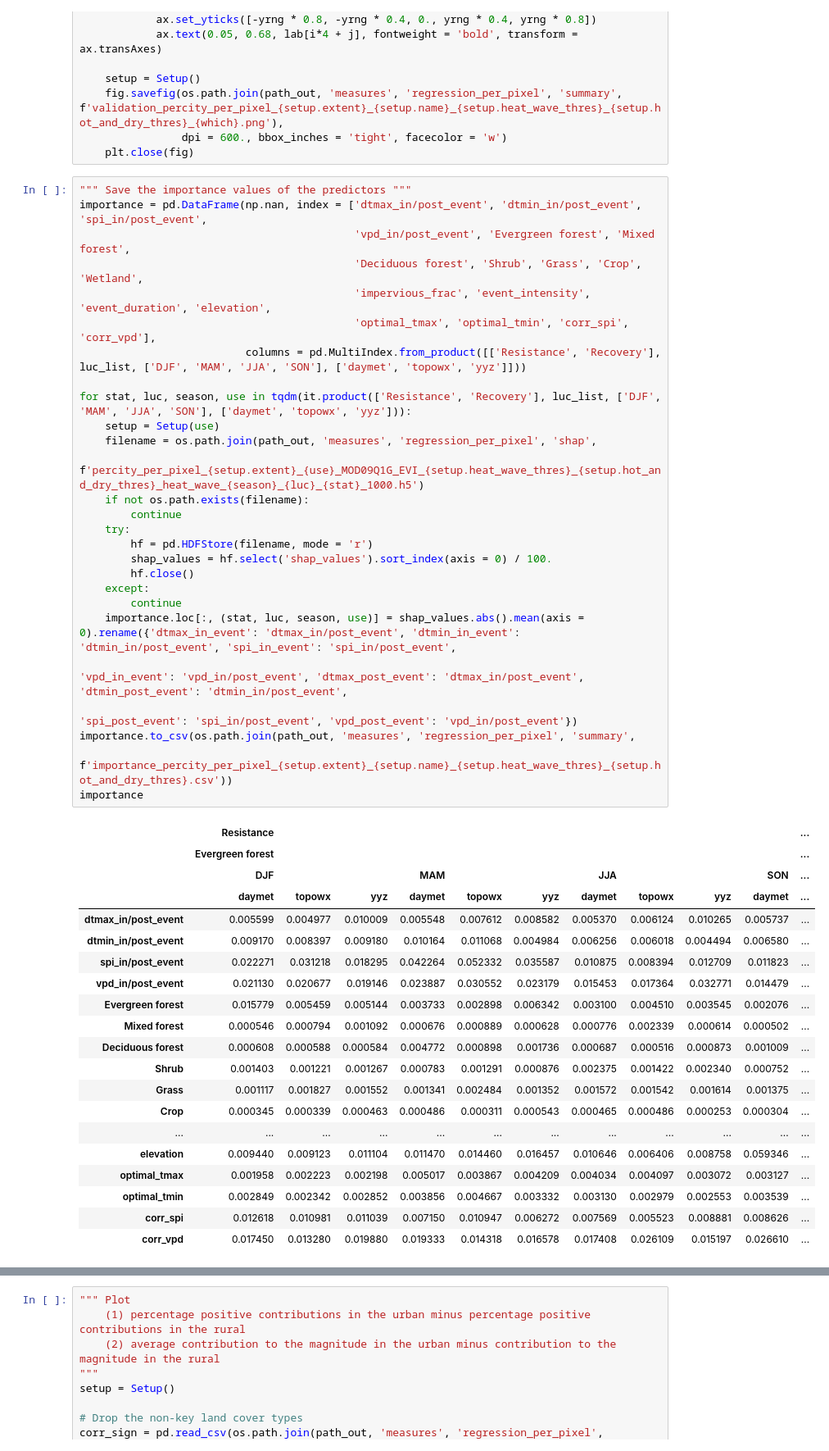
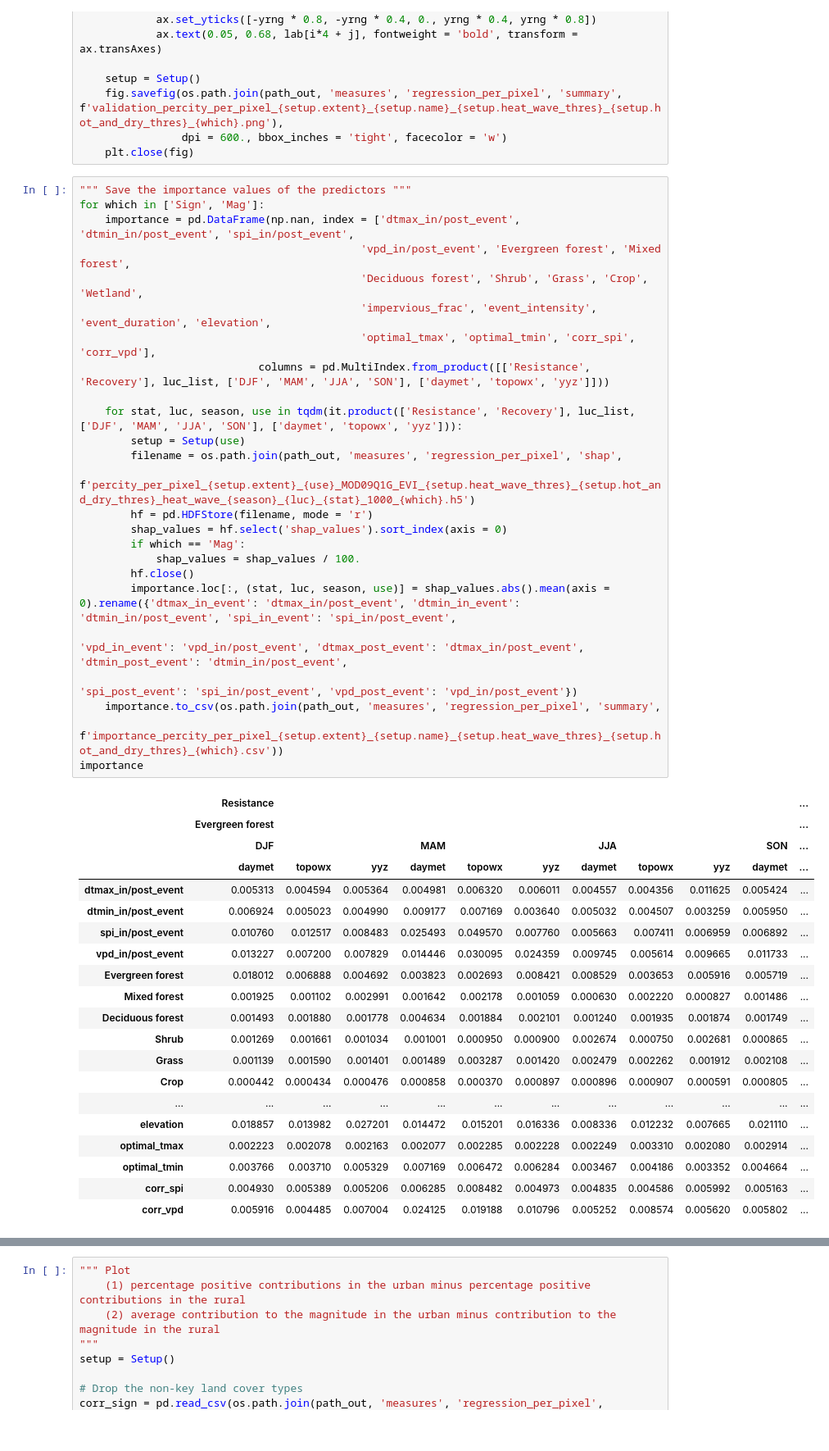
Before and after one commit to ypwong22/urban_resilience, a Jupyter notebook: monthly_percity_fit_perpixel_analysis.ipynb, the cells around one changed output, grey strips where cells are left out. Shown: that part at 82% size. Saved outputs shown, nothing was run; the diff lists cells and outputs as text.

```diff
--- a/monthly_percity_fit_perpixel_analysis.ipynb
+++ b/monthly_percity_fit_perpixel_analysis.ipynb
@@ -246,50 +293,48 @@ for which in ['Sign', 'Mag']:
     plt.close(fig)
 # %%
 """ Save the importance values of the predictors """
-importance = pd.DataFrame(np.nan, index = ['dtmax_in/post_event', 'dtmin_in/post_event', 'spi_in/post_event',
-                                           'vpd_in/post_event', 'Evergreen forest', 'Mixed forest',
-                                           'Deciduous forest', 'Shrub', 'Grass', 'Crop', 'Wetland',
-                                           'impervious_frac', 'event_intensity', 'event_duration', 'elevation',
-                                           'optimal_tmax', 'optimal_tmin', 'corr_spi', 'corr_vpd'],
-                          columns = pd.MultiIndex.from_product([['Resistance', 'Recovery'], luc_list, ['DJF', 'MAM', 'JJA', 'SON'], ['daymet', 'topowx', 'yyz']]))
+for which in ['Sign', 'Mag']:
+    importance = pd.DataFrame(np.nan, index = ['dtmax_in/post_event', 'dtmin_in/post_event', 'spi_in/post_event',
+                                            'vpd_in/post_event', 'Evergreen forest', 'Mixed forest',
+                                            'Deciduous forest', 'Shrub', 'Grass', 'Crop', 'Wetland',
+                                            'impervious_frac', 'event_intensity', 'event_duration', 'elevation',
+                                            'optimal_tmax', 'optimal_tmin', 'corr_spi', 'corr_vpd'],
+                            columns = pd.MultiIndex.from_product([['Resistance', 'Recovery'], luc_list, ['DJF', 'MAM', 'JJA', 'SON'], ['daymet', 'topowx', 'yyz']]))
 
-for stat, luc, season, use in tqdm(it.product(['Resistance', 'Recovery'], luc_list, ['DJF', 'MAM', 'JJA', 'SON'], ['daymet', 'topowx', 'yyz'])):
-    setup = Setup(use)
-    filename = os.path.join(path_out, 'measures', 'regression_per_pixel', 'shap',
-                            f'percity_per_pixel_{setup.extent}_{use}_MOD09Q1G_EVI_{setup.heat_wave_thres}_{setup.hot_and_dry_thres}_heat_wave_{season}_{luc}_{stat}_1000.h5')
-    if not os.path.exists(filename):
-        continue
-    try:
+    for stat, luc, season, use in tqdm(it.product(['Resistance', 'Recovery'], luc_list, ['DJF', 'MAM', 'JJA', 'SON'], ['daymet', 'topowx', 'yyz'])):
+        setup = Setup(use)
+        filename = os.path.join(path_out, 'measures', 'regression_per_pixel', 'shap',
+                                f'percity_per_pixel_{setup.extent}_{use}_MOD09Q1G_EVI_{setup.heat_wave_thres}_{setup.hot_and_dry_thres}_heat_wave_{season}_{luc}_{stat}_1000_{which}.h5')
         hf = pd.HDFStore(filename, mode = 'r')
-        shap_values = hf.select('shap_values').sort_index(axis = 0) / 100.
+        shap_values = hf.select('shap_values').sort_index(axis = 0)
+        if which == 'Mag':
+            shap_values = shap_values / 100.
         hf.close()
-    except:
-        continue
-    importance.loc[:, (stat, luc, season, use)] = shap_values.abs().mean(axis = 0).rename({'dtmax_in_event': 'dtmax_in/post_event', 'dtmin_in_event': 'dtmin_in/post_event', 'spi_in_event': 'spi_in/post_event',
-                                                                                           'vpd_in_event': 'vpd_in/post_event', 'dtmax_post_event': 'dtmax_in/post_event', 'dtmin_post_event': 'dtmin_in/post_event',
-                                                                                           'spi_post_event': 'spi_in/post_event', 'vpd_post_event': 'vpd_in/post_event'})
-importance.to_csv(os.path.join(path_out, 'measures', 'regression_per_pixel', 'summary',
-                               f'importance_percity_per_pixel_{setup.extent}_{setup.name}_{setup.heat_wave_thres}_{setup.hot_and_dry_thres}.csv'))
+        importance.loc[:, (stat, luc, season, use)] = shap_values.abs().mean(axis = 0).rename({'dtmax_in_event': 'dtmax_in/post_event', 'dtmin_in_event': 'dtmin_in/post_event', 'spi_in_event': 'spi_in/post_event',
+                                                                                            'vpd_in_event': 'vpd_in/post_event', 'dtmax_post_event': 'dtmax_in/post_event', 'dtmin_post_event': 'dtmin_in/post_event',
+                                                                                            'spi_post_event': 'spi_in/post_event', 'vpd_post_event': 'vpd_in/post_event'})
+    importance.to_csv(os.path.join(path_out, 'measures', 'regression_per_pixel', 'summary',
+                                f'importance_percity_per_pixel_{setup.extent}_{setup.name}_{setup.heat_wave_thres}_{setup.hot_and_dry_thres}_{which}.csv'))
 importance
 # %% [output]
 |  | Resistance |  |  |  |  |  |  |  |  |  | ... |
 |  | Evergreen forest |  |  |  |  |  |  |  |  |  | ... |
 |  | DJF |  |  | MAM |  |  | JJA |  |  | SON | ... |
 |  | daymet | topowx | yyz | daymet | topowx | yyz | daymet | topowx | yyz | daymet | ... |
-| dtmax_in/post_event | 0.005599 | 0.004977 | 0.010009 | 0.005548 | 0.007612 | 0.008582 | 0.005370 | 0.006124 | 0.010265 | 0.005737 | ... |
-| dtmin_in/post_event | 0.009170 | 0.008397 | 0.009180 | 0.010164 | 0.011068 | 0.004984 | 0.006256 | 0.006018 | 0.004494 | 0.006580 | ... |
-| spi_in/post_event | 0.022271 | 0.031218 | 0.018295 | 0.042264 | 0.052332 | 0.035587 | 0.010875 | 0.008394 | 0.012709 | 0.011823 | ... |
-| vpd_in/post_event | 0.021130 | 0.020677 | 0.019146 | 0.023887 | 0.030552 | 0.023179 | 0.015453 | 0.017364 | 0.032771 | 0.014479 | ... |
-| Evergreen forest | 0.015779 | 0.005459 | 0.005144 | 0.003733 | 0.002898 | 0.006342 | 0.003100 | 0.004510 | 0.003545 | 0.002076 | ... |
-| Mixed forest | 0.000546 | 0.000794 | 0.001092 | 0.000676 | 0.000889 | 0.000628 | 0.000776 | 0.002339 | 0.000614 | 0.000502 | ... |
-| Deciduous forest | 0.000608 | 0.000588 | 0.000584 | 0.004772 | 0.000898 | 0.001736 | 0.000687 | 0.000516 | 0.000873 | 0.001009 | ... |
-| Shrub | 0.001403 | 0.001221 | 0.001267 | 0.000783 | 0.001291 | 0.000876 | 0.002375 | 0.001422 | 0.002340 | 0.000752 | ... |
-| Grass | 0.001117 | 0.001827 | 0.001552 | 0.001341 | 0.002484 | 0.001352 | 0.001572 | 0.001542 | 0.001614 | 0.001375 | ... |
-| Crop | 0.000345 | 0.000339 | 0.000463 | 0.000486 | 0.000311 | 0.000543 | 0.000465 | 0.000486 | 0.000253 | 0.000304 | ... |
+| dtmax_in/post_event | 0.005313 | 0.004594 | 0.005364 | 0.004981 | 0.006320 | 0.006011 | 0.004557 | 0.004356 | 0.011625 | 0.005424 | ... |
+| dtmin_in/post_event | 0.006924 | 0.005023 | 0.004990 | 0.009177 | 0.007169 | 0.003640 | 0.005032 | 0.004507 | 0.003259 | 0.005950 | ... |
+| spi_in/post_event | 0.010760 | 0.012517 | 0.008483 | 0.025493 | 0.049570 | 0.007760 | 0.005663 | 0.007411 | 0.006959 | 0.006892 | ... |
+| vpd_in/post_event | 0.013227 | 0.007200 | 0.007829 | 0.014446 | 0.030095 | 0.024359 | 0.009745 | 0.005614 | 0.009665 | 0.011733 | ... |
+| Evergreen forest | 0.018012 | 0.006888 | 0.004692 | 0.003823 | 0.002693 | 0.008421 | 0.008529 | 0.003653 | 0.005916 | 0.005719 | ... |
+| Mixed forest | 0.001925 | 0.001102 | 0.002991 | 0.001642 | 0.002178 | 0.001059 | 0.000630 | 0.002220 | 0.000827 | 0.001486 | ... |
+| Deciduous forest | 0.001493 | 0.001880 | 0.001778 | 0.004634 | 0.001884 | 0.002101 | 0.001240 | 0.001935 | 0.001874 | 0.001749 | ... |
+| Shrub | 0.001269 | 0.001661 | 0.001034 | 0.001001 | 0.000950 | 0.000900 | 0.002674 | 0.000750 | 0.002681 | 0.000865 | ... |
+| Grass | 0.001139 | 0.001590 | 0.001401 | 0.001489 | 0.003287 | 0.001420 | 0.002479 | 0.002262 | 0.001912 | 0.002108 | ... |
+| Crop | 0.000442 | 0.000434 | 0.000476 | 0.000858 | 0.000370 | 0.000897 | 0.000896 | 0.000907 | 0.000591 | 0.000805 | ... |
 | ... | ... | ... | ... | ... | ... | ... | ... | ... | ... | ... | ... |
-| elevation | 0.009440 | 0.009123 | 0.011104 | 0.011470 | 0.014460 | 0.016457 | 0.010646 | 0.006406 | 0.008758 | 0.059346 | ... |
-| optimal_tmax | 0.001958 | 0.002223 | 0.002198 | 0.005017 | 0.003867 | 0.004209 | 0.004034 | 0.004097 | 0.003072 | 0.003127 | ... |
-| optimal_tmin | 0.002849 | 0.002342 | 0.002852 | 0.003856 | 0.004667 | 0.003332 | 0.003130 | 0.002979 | 0.002553 | 0.003539 | ... |
-| corr_spi | 0.012618 | 0.010981 | 0.011039 | 0.007150 | 0.010947 | 0.006272 | 0.007569 | 0.005523 | 0.008881 | 0.008626 | ... |
-| corr_vpd | 0.017450 | 0.013280 | 0.019880 | 0.019333 | 0.014318 | 0.016578 | 0.017408 | 0.026109 | 0.015197 | 0.026610 | ... |
+| elevation | 0.018857 | 0.013982 | 0.027201 | 0.014472 | 0.015201 | 0.016336 | 0.008336 | 0.012232 | 0.007665 | 0.021110 | ... |
+| optimal_tmax | 0.002223 | 0.002078 | 0.002163 | 0.002077 | 0.002285 | 0.002228 | 0.002249 | 0.003310 | 0.002080 | 0.002914 | ... |
+| optimal_tmin | 0.003766 | 0.003710 | 0.005329 | 0.007169 | 0.006472 | 0.006284 | 0.003467 | 0.004186 | 0.003352 | 0.004664 | ... |
+| corr_spi | 0.004930 | 0.005389 | 0.005206 | 0.006285 | 0.008482 | 0.004973 | 0.004835 | 0.004586 | 0.005992 | 0.005163 | ... |
+| corr_vpd | 0.005916 | 0.004485 | 0.007004 | 0.024125 | 0.019188 | 0.010796 | 0.005252 | 0.008574 | 0.005620 | 0.005802 | ... |
 19 rows × 120 columns
```
Also changed, not shown: parts of 8 cells of this notebook, 6 other files.
